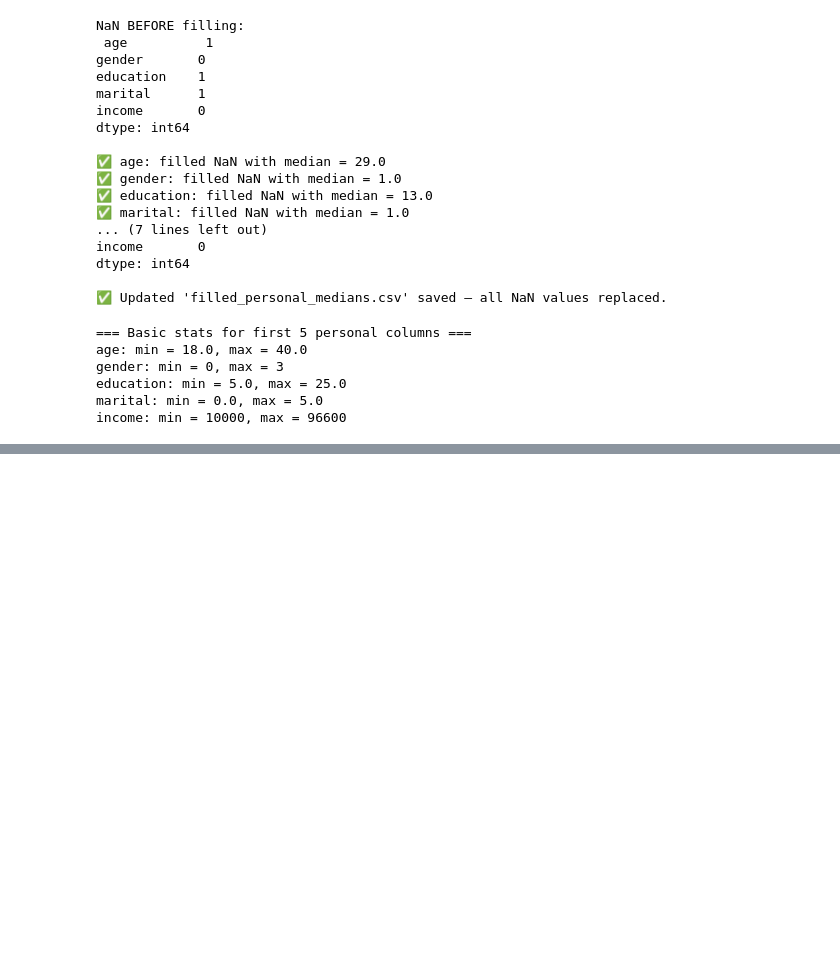
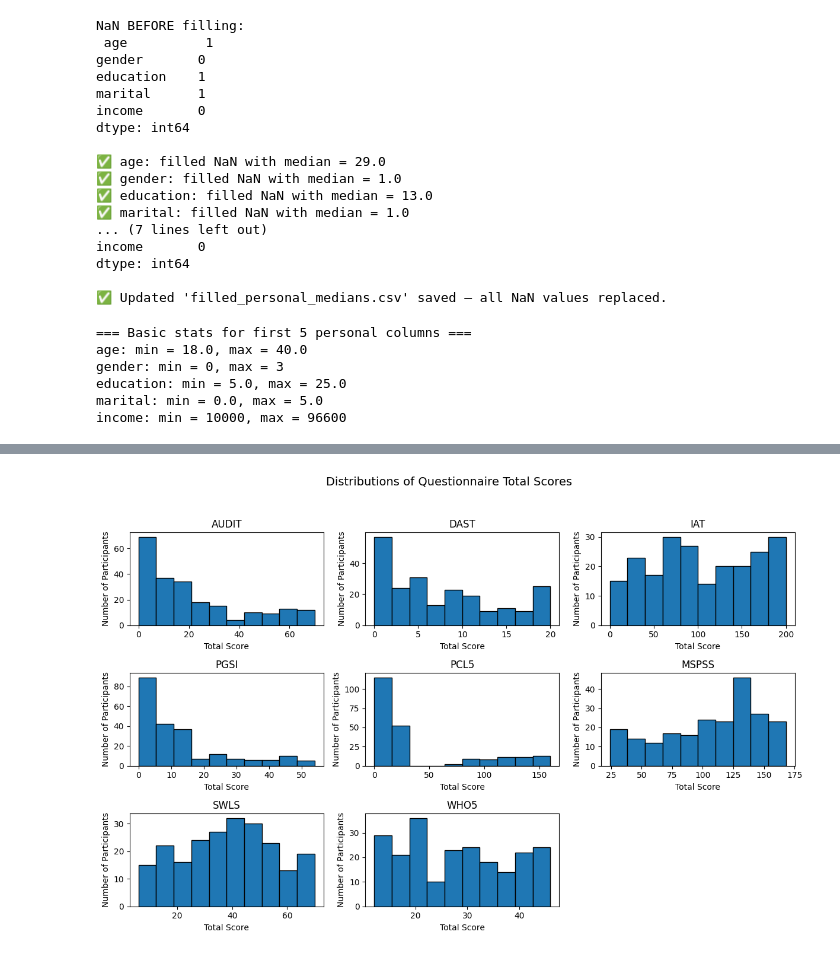
Before and after one commit to mariasimonativadar/e-health, a Jupyter notebook: test.ipynb, the cells around one changed output, grey strips where cells are left out. Saved outputs shown, nothing was run; the diff lists cells and outputs as text; code cells hidden in the pictures; blank space fills up the shorter version.

```diff
--- a/test.ipynb
+++ b/test.ipynb
@@ -215,0 +357,25 @@ income: min = 10000, max = 96600
+# %%
+import matplotlib.pyplot as plt
+
+# All columns that end with "_total"
+totals = [c for c in df.columns if c.endswith("_total")]
+
+# Create histograms for each total score
+axes = df[totals].hist(
+    bins=10,
+    figsize=(12, 8),
+    edgecolor='black',
+    grid=False
+)
+
+# Add common labels
+for ax in axes.flatten():
+    ax.set_xlabel("Total Score")          # x-axis
+    ax.set_ylabel("Number of Participants")  # y-axis
+    ax.set_title(ax.get_title().replace("_total", "").upper())
+
+plt.suptitle("Distributions of Questionnaire Total Scores", fontsize=14)
+plt.tight_layout(rect=[0, 0, 1, 0.95])
+plt.show()
+# %% [output]
+[figure, added]
```
Also changed, not shown: parts of 6 cells of this notebook, 3 other files.
